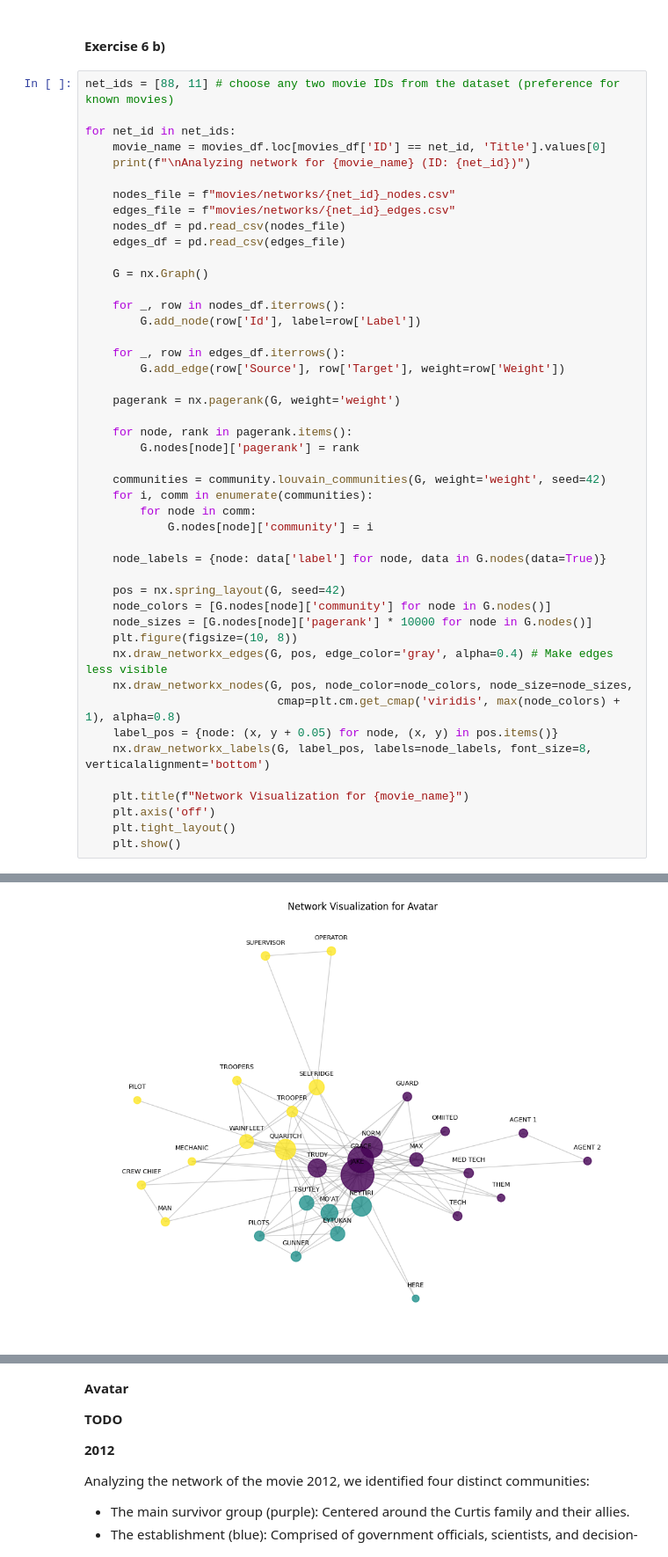
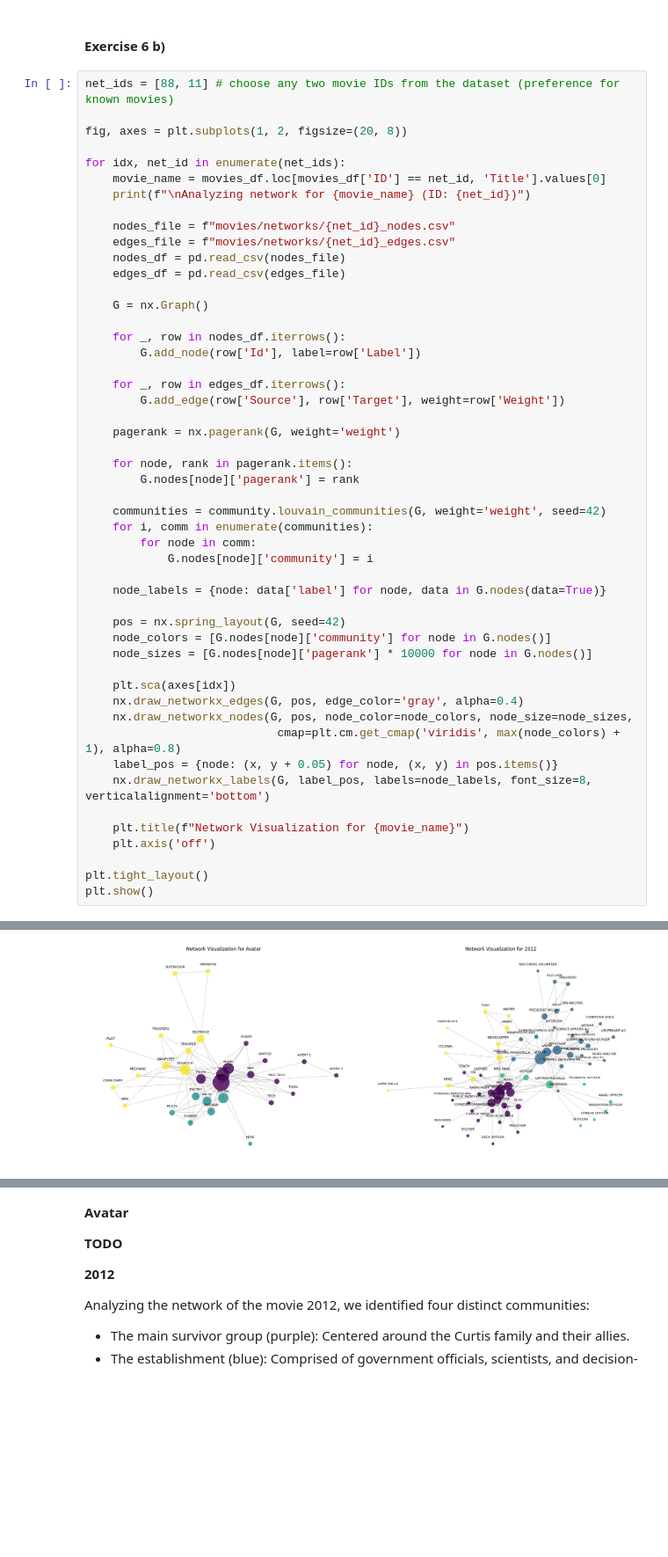
Before and after one commit to Adriano-7/network-science, a Jupyter notebook: hmk2/main.ipynb, the cells around one changed output, grey strips where cells are left out. Shown at 88% size. Drawn from its saved outputs; the diff is of its cells as text; blank space fills up the shorter version.

```diff
--- a/hmk2/main.ipynb
+++ b/hmk2/main.ipynb
@@ -424,7 +425,9 @@ The movies that have a modularity value above this threshold have ids {3, 376, 5
 # %%
 net_ids = [88, 11] # choose any two movie IDs from the dataset (preference for known movies)
 
-for net_id in net_ids:
+fig, axes = plt.subplots(1, 2, figsize=(20, 8))
+
+for idx, net_id in enumerate(net_ids):
     movie_name = movies_df.loc[movies_df['ID'] == net_id, 'Title'].values[0]
     print(f"\nAnalyzing network for {movie_name} (ID: {net_id})")
 
@@ -456,8 +459,9 @@ for net_id in net_ids:
     pos = nx.spring_layout(G, seed=42)
     node_colors = [G.nodes[node]['community'] for node in G.nodes()]
     node_sizes = [G.nodes[node]['pagerank'] * 10000 for node in G.nodes()]
-    plt.figure(figsize=(10, 8))
-    nx.draw_networkx_edges(G, pos, edge_color='gray', alpha=0.4) # Make edges less visible
+
+    plt.sca(axes[idx])
+    nx.draw_networkx_edges(G, pos, edge_color='gray', alpha=0.4)
     nx.draw_networkx_nodes(G, pos, node_color=node_colors, node_size=node_sizes,
                             cmap=plt.cm.get_cmap('viridis', max(node_colors) + 1), alpha=0.8)
     label_pos = {node: (x, y + 0.05) for node, (x, y) in pos.items()}
@@ -465,7 +469,8 @@ for net_id in net_ids:
 
     plt.title(f"Network Visualization for {movie_name}")
     plt.axis('off')
-    plt.tight_layout()
-    plt.show()
+
+plt.tight_layout()
+plt.show()
 # %% [output]
 Analyzing network for Avatar (ID: 88)
@@ -472 +479 @@ Analyzing network for Avatar (ID: 88)
-[figure, old version]
+[figure, new version]
```
Also changed, not shown: parts of 5 cells of this notebook, 20 other files.
